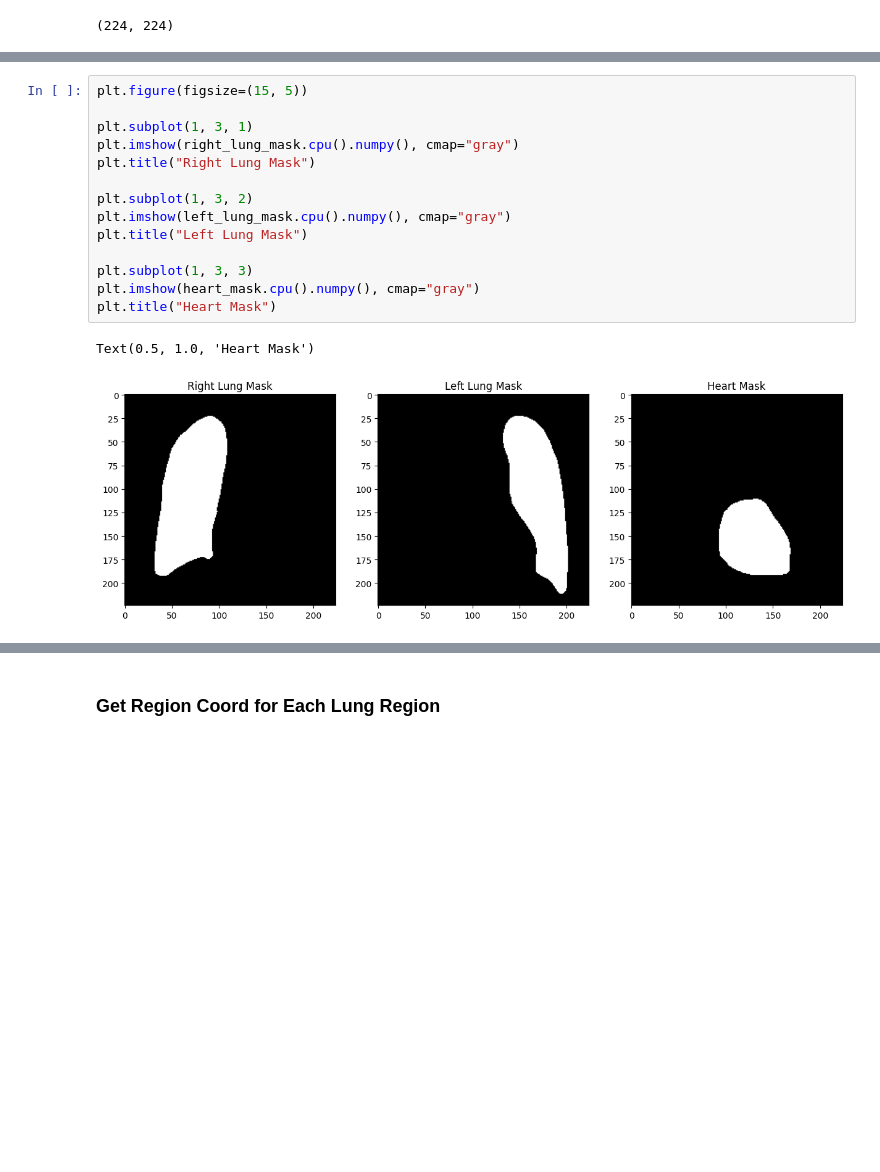
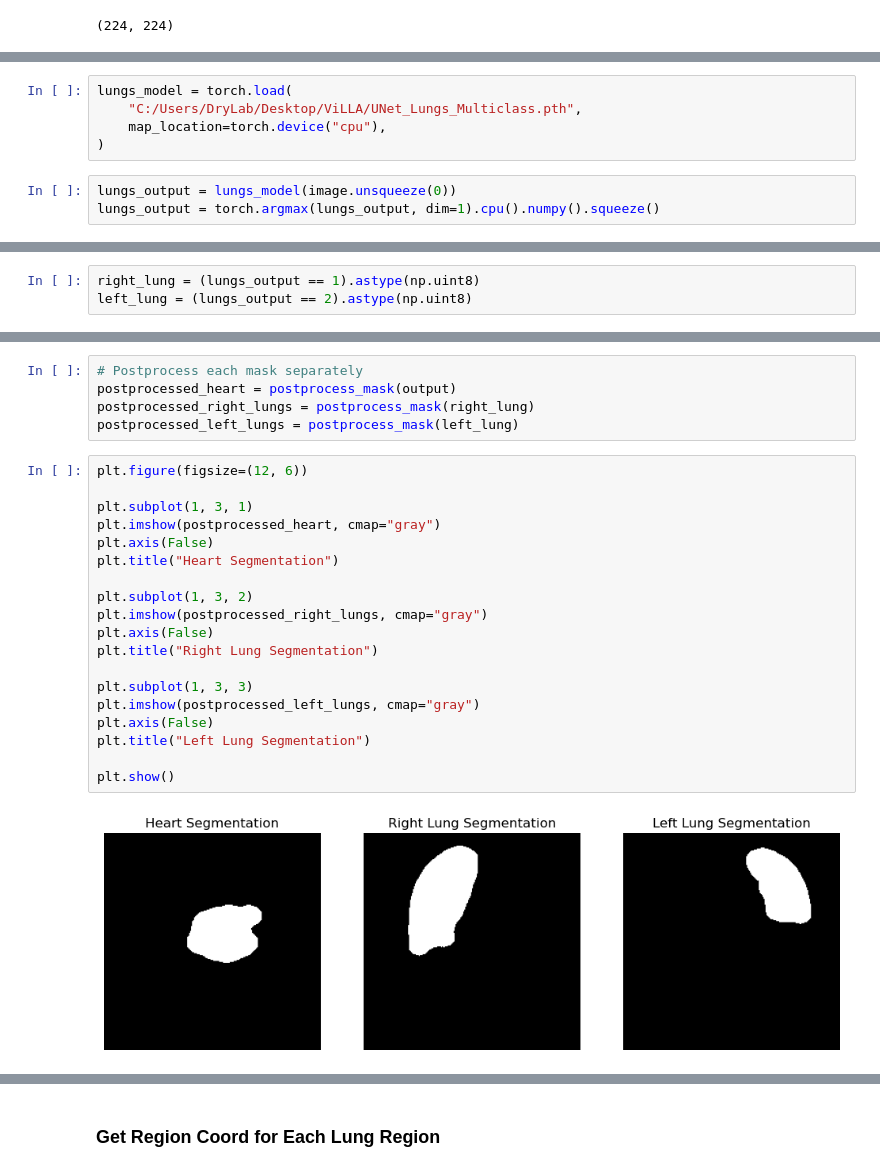
Before and after one commit to fbrynpk/villa, a Jupyter notebook: open-i/region_embedding_image.ipynb, the cells around one changed output, grey strips where cells are left out. Saved outputs shown, nothing was run; the diff lists cells and outputs as text; blank space fills up the shorter version.

```diff
--- a/open-i/region_embedding_image.ipynb
+++ b/open-i/region_embedding_image.ipynb
@@ -158,0 +169,8 @@ heart_mask = torch.from_numpy(output) == 3
+# %%
+lungs_model = torch.load(
+    "C:/Users/DryLab/Desktop/ViLLA/UNet_Lungs_Multiclass.pth",
+    map_location=torch.device("cpu"),
+)
+# %%
+lungs_output = lungs_model(image.unsqueeze(0))
+lungs_output = torch.argmax(lungs_output, dim=1).cpu().numpy().squeeze()
@@ -158,0 +193,3 @@ heart_mask = torch.from_numpy(output) == 3
+# %%
+right_lung = (lungs_output == 1).astype(np.uint8)
+left_lung = (lungs_output == 2).astype(np.uint8)
@@ -159,17 +220,26 @@ heart_mask = torch.from_numpy(output) == 3
+# %%
+# Postprocess each mask separately
+postprocessed_heart = postprocess_mask(output)
+postprocessed_right_lungs = postprocess_mask(right_lung)
+postprocessed_left_lungs = postprocess_mask(left_lung)
 # %%
-plt.figure(figsize=(15, 5))
+plt.figure(figsize=(12, 6))
 
 plt.subplot(1, 3, 1)
-plt.imshow(right_lung_mask.cpu().numpy(), cmap="gray")
-plt.title("Right Lung Mask")
+plt.imshow(postprocessed_heart, cmap="gray")
+plt.axis(False)
+plt.title("Heart Segmentation")
 
 plt.subplot(1, 3, 2)
-plt.imshow(left_lung_mask.cpu().numpy(), cmap="gray")
-plt.title("Left Lung Mask")
+plt.imshow(postprocessed_right_lungs, cmap="gray")
+plt.axis(False)
+plt.title("Right Lung Segmentation")
 
 plt.subplot(1, 3, 3)
-plt.imshow(heart_mask.cpu().numpy(), cmap="gray")
-plt.title("Heart Mask")
+plt.imshow(postprocessed_left_lungs, cmap="gray")
+plt.axis(False)
+plt.title("Left Lung Segmentation")
+
+plt.show()
 # %% [output]
-Text(0.5, 1.0, 'Heart Mask')
-[figure, old version]
+[figure, new version]
```
Also changed, not shown: parts of 49 cells of this notebook, 34 other files.
